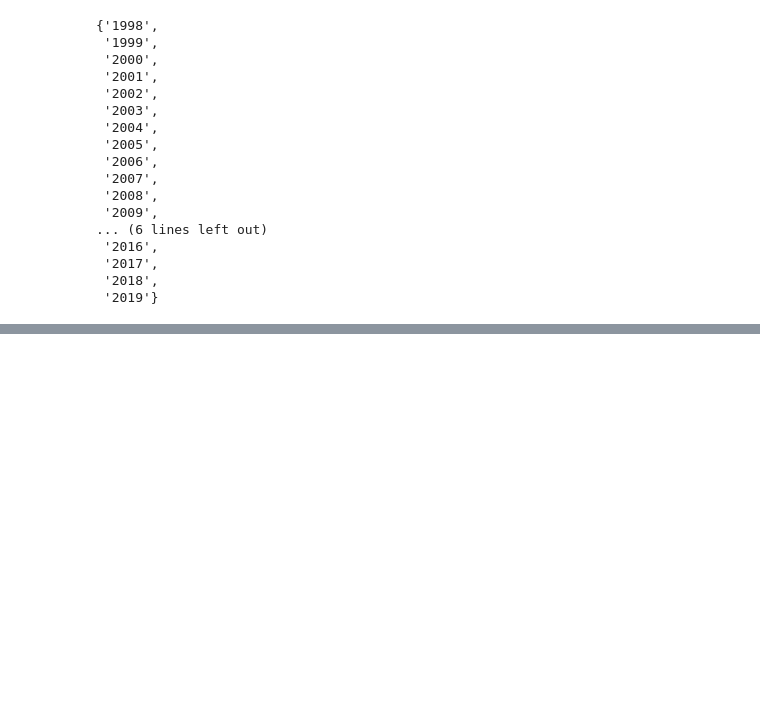
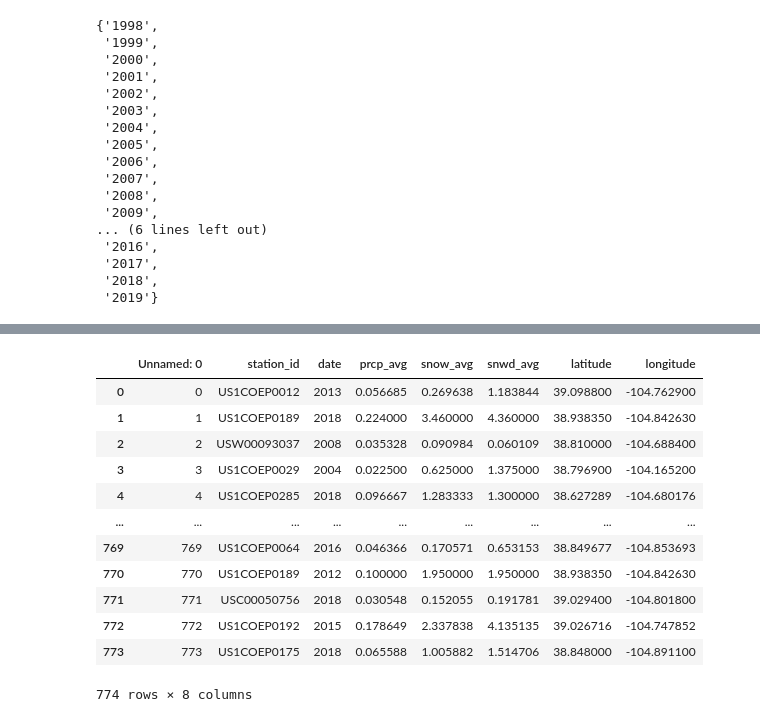
Before and after one commit to nnbaokhang/Descriptive-and-Predictive-Deep-Learning-Analytical-Tools-for-Enhanced-Bridge-Management, a Jupyter notebook: averaging_NOAA_localizing_with_NBI.ipynb, the cells around one changed output, grey strips where cells are left out. Cells and saved outputs as stored; diff of their text form; code cells hidden in the pictures; blank space fills up the shorter version.

```diff
--- a/averaging_NOAA_localizing_with_NBI.ipynb
+++ b/averaging_NOAA_localizing_with_NBI.ipynb
@@ -272,0 +275,2 @@ avg_data_set
+# %%
+df = pd.read_csv('prcp_avgs.csv')
@@ -272,0 +293,18 @@ avg_data_set
+# %%
+lats = []
+longs = []
+
+count = 0
+for idx, row in df.iterrows():
+
+    count += 1
+    print(count)
+
+    for idx2, row2 in df_concat.iterrows():
+
+        if row['station_id'] == row2['STATION']:
+
+            lats.append(row2['LATITUDE'])
+            longs.append(row2['LONGITUDE'])
+
+            break
@@ -272,0 +349,20 @@ avg_data_set
+# %%
+df['latitude'] = lats
+# %%
+df['longitude'] = longs
+# %%
+df
+# %% [output]
+|  | Unnamed: 0 | station_id | date | prcp_avg | snow_avg | snwd_avg | latitude | longitude |
+| 0 | 0 | US1COEP0012 | 2013 | 0.056685 | 0.269638 | 1.183844 | 39.098800 | -104.762900 |
+| 1 | 1 | US1COEP0189 | 2018 | 0.224000 | 3.460000 | 4.360000 | 38.938350 | -104.842630 |
+| 2 | 2 | USW00093037 | 2008 | 0.035328 | 0.090984 | 0.060109 | 38.810000 | -104.688400 |
+| 3 | 3 | US1COEP0029 | 2004 | 0.022500 | 0.625000 | 1.375000 | 38.796900 | -104.165200 |
+| 4 | 4 | US1COEP0285 | 2018 | 0.096667 | 1.283333 | 1.300000 | 38.627289 | -104.680176 |
+| ... | ... | ... | ... | ... | ... | ... | ... | ... |
+| 769 | 769 | US1COEP0064 | 2016 | 0.046366 | 0.170571 | 0.653153 | 38.849677 | -104.853693 |
+| 770 | 770 | US1COEP0189 | 2012 | 0.100000 | 1.950000 | 1.950000 | 38.938350 | -104.842630 |
+| 771 | 771 | USC00050756 | 2018 | 0.030548 | 0.152055 | 0.191781 | 39.029400 | -104.801800 |
+| 772 | 772 | US1COEP0192 | 2015 | 0.178649 | 2.337838 | 4.135135 | 39.026716 | -104.747852 |
+| 773 | 773 | US1COEP0175 | 2018 | 0.065588 | 1.005882 | 1.514706 | 38.848000 | -104.891100 |
+774 rows × 8 columns
```
Also changed, not shown: parts of 14 cells of this notebook, 1 other file.
